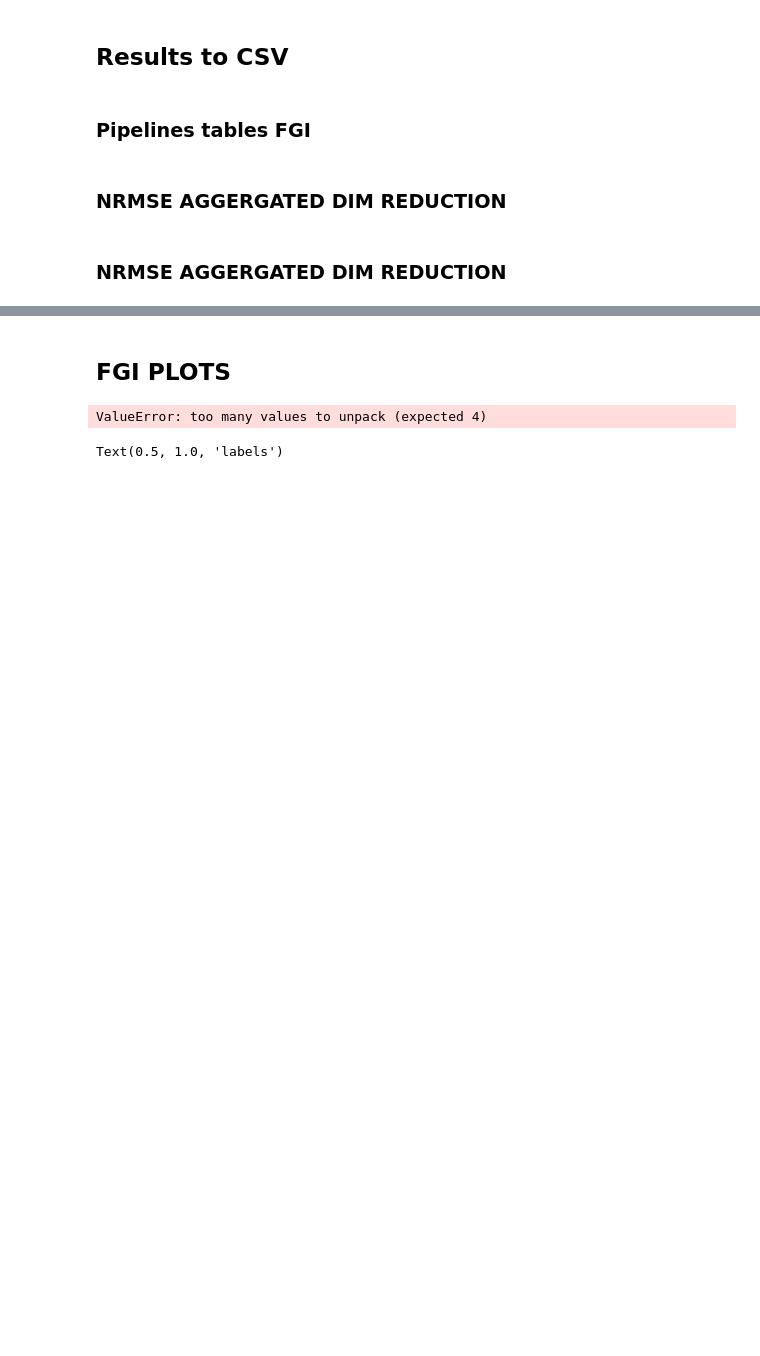
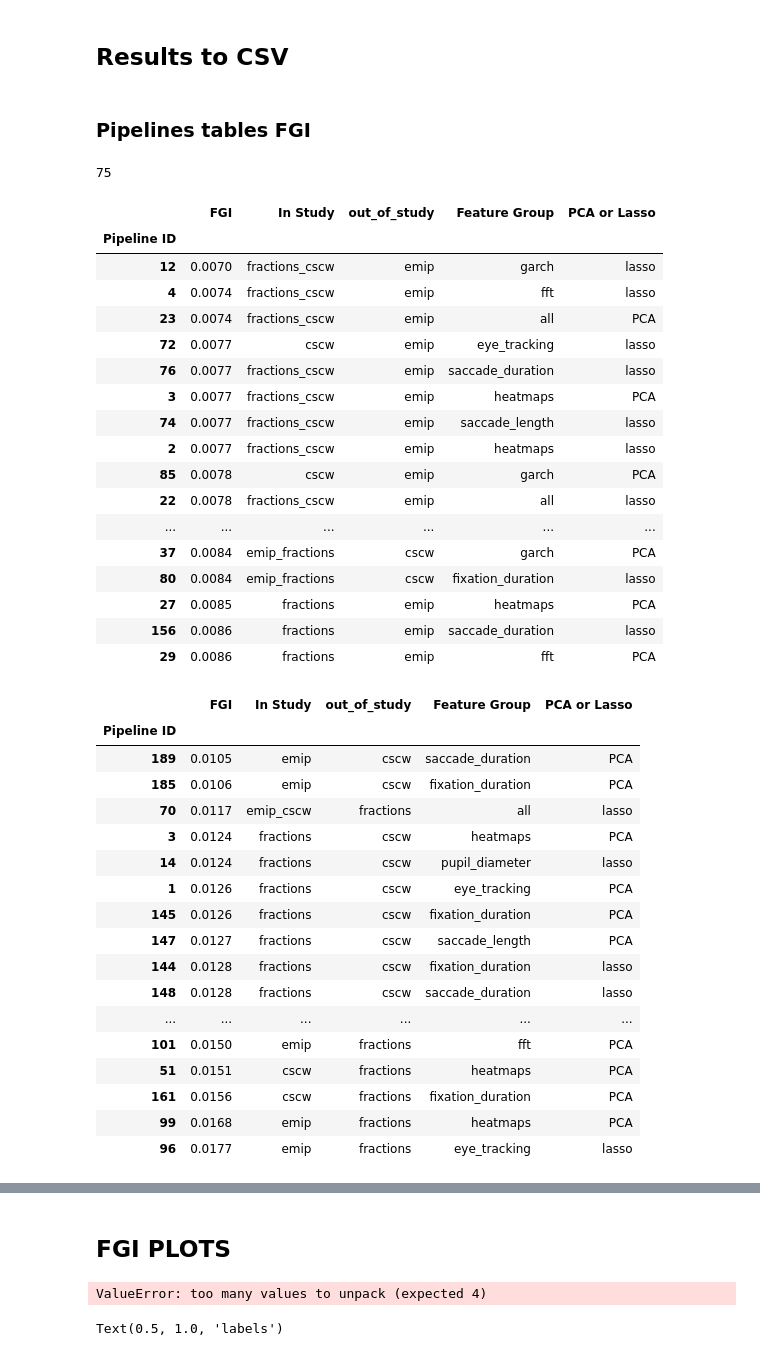
Before and after one commit to s0lvang/ideal-pancake, a Jupyter notebook: misc/notebooks/Analyze Results.ipynb, the cells around one changed output, grey strips where cells are left out. Saved outputs shown, nothing was run; the diff lists cells and outputs as text; code cells hidden in the pictures; blank space fills up the shorter version.

```diff
--- a/misc/notebooks/Analyze Results.ipynb
+++ b/misc/notebooks/Analyze Results.ipynb
@@ -384,5 +370,5 @@ group_by_and_average_rank(two_to_one_df, "feature_combinations").nsmallest(10,"F
 # %% [markdown]
 ## Results to CSV
-# %% [markdown]
-### Pipelines tables FGI
+# %% [markdown]
+### Pipelines tables FGI
 # %%
@@ -407,2 +391,0 @@ sorted_pipelines_fgi.iloc[: len(sorted_pipelines_fgi) // 2].to_csv(
-# %% [markdown]
-### NRMSE AGGERGATED DIM REDUCTION
@@ -428,2 +392,56 @@ one_to_one_df.groupby(by=["dimensionality_reduction"]).mean().nsmallest(
-# %% [markdown]
-### NRMSE AGGERGATED DIM REDUCTION
+# %%
+index_name = "Pipeline ID"
+mapper = {"dimensionality_reduction": "PCA or Lasso", "feature_combinations": "Feature Group", "in_study": "In Study" }
+decimals = {"FGI_RANK": 1, "FGI": 4, "rmse": 3, "RMSE_RANK": 1}
+
+sorted_pipelines_fgi = (
+    filter_on_baselines(pd.concat((one_to_one_df, two_to_one_df)))
+    .loc[:, ["FGI", "in_study","out_of_study", "feature_combinations", "dimensionality_reduction"]]
+    .sort_values(by="FGI")
+    .round(decimals)
+    .rename(mapper, axis=1)
+    .rename_axis(index_name)
+)
+
+print(len(sorted_pipelines_fgi))
+parts = np.array_split(sorted_pipelines_fgi, 3)
+display(parts[0])
+display(parts[2])
+# %% [output]
+75
+|  | FGI | In Study | out_of_study | Feature Group | PCA or Lasso |
+| Pipeline ID |  |  |  |  |  |
+| 12 | 0.0070 | fractions_cscw | emip | garch | lasso |
+| 4 | 0.0074 | fractions_cscw | emip | fft | lasso |
+| 23 | 0.0074 | fractions_cscw | emip | all | PCA |
+| 72 | 0.0077 | cscw | emip | eye_tracking | lasso |
+| 76 | 0.0077 | fractions_cscw | emip | saccade_duration | lasso |
+| 3 | 0.0077 | fractions_cscw | emip | heatmaps | PCA |
+| 74 | 0.0077 | fractions_cscw | emip | saccade_length | lasso |
+| 2 | 0.0077 | fractions_cscw | emip | heatmaps | lasso |
+| 85 | 0.0078 | cscw | emip | garch | PCA |
+| 22 | 0.0078 | fractions_cscw | emip | all | lasso |
+| ... | ... | ... | ... | ... | ... |
+| 37 | 0.0084 | emip_fractions | cscw | garch | PCA |
+| 80 | 0.0084 | emip_fractions | cscw | fixation_duration | lasso |
+| 27 | 0.0085 | fractions | emip | heatmaps | PCA |
+| 156 | 0.0086 | fractions | emip | saccade_duration | lasso |
+| 29 | 0.0086 | fractions | emip | fft | PCA |
+|  | FGI | In Study | out_of_study | Feature Group | PCA or Lasso |
+| Pipeline ID |  |  |  |  |  |
+| 189 | 0.0105 | emip | cscw | saccade_duration | PCA |
+| 185 | 0.0106 | emip | cscw | fixation_duration | PCA |
+| 70 | 0.0117 | emip_cscw | fractions | all | lasso |
+| 3 | 0.0124 | fractions | cscw | heatmaps | PCA |
+| 14 | 0.0124 | fractions | cscw | pupil_diameter | lasso |
+| 1 | 0.0126 | fractions | cscw | eye_tracking | PCA |
+| 145 | 0.0126 | fractions | cscw | fixation_duration | PCA |
+| 147 | 0.0127 | fractions | cscw | saccade_length | PCA |
+| 144 | 0.0128 | fractions | cscw | fixation_duration | lasso |
+| 148 | 0.0128 | fractions | cscw | saccade_duration | lasso |
+| ... | ... | ... | ... | ... | ... |
+| 101 | 0.0150 | emip | fractions | fft | PCA |
+| 51 | 0.0151 | cscw | fractions | heatmaps | PCA |
+| 161 | 0.0156 | cscw | fractions | fixation_duration | PCA |
+| 99 | 0.0168 | emip | fractions | heatmaps | PCA |
+| 96 | 0.0177 | emip | fractions | eye_tracking | lasso |
```
Also changed, not shown: parts of 18 cells of this notebook, 3 other files.
